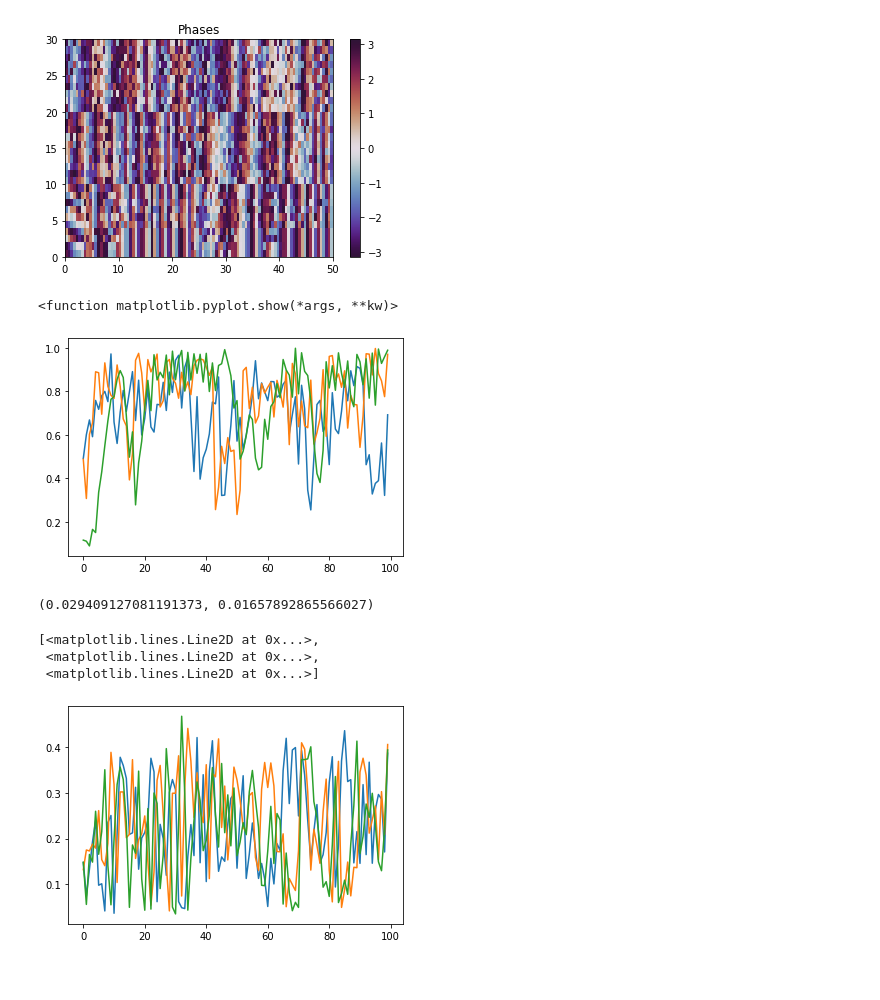
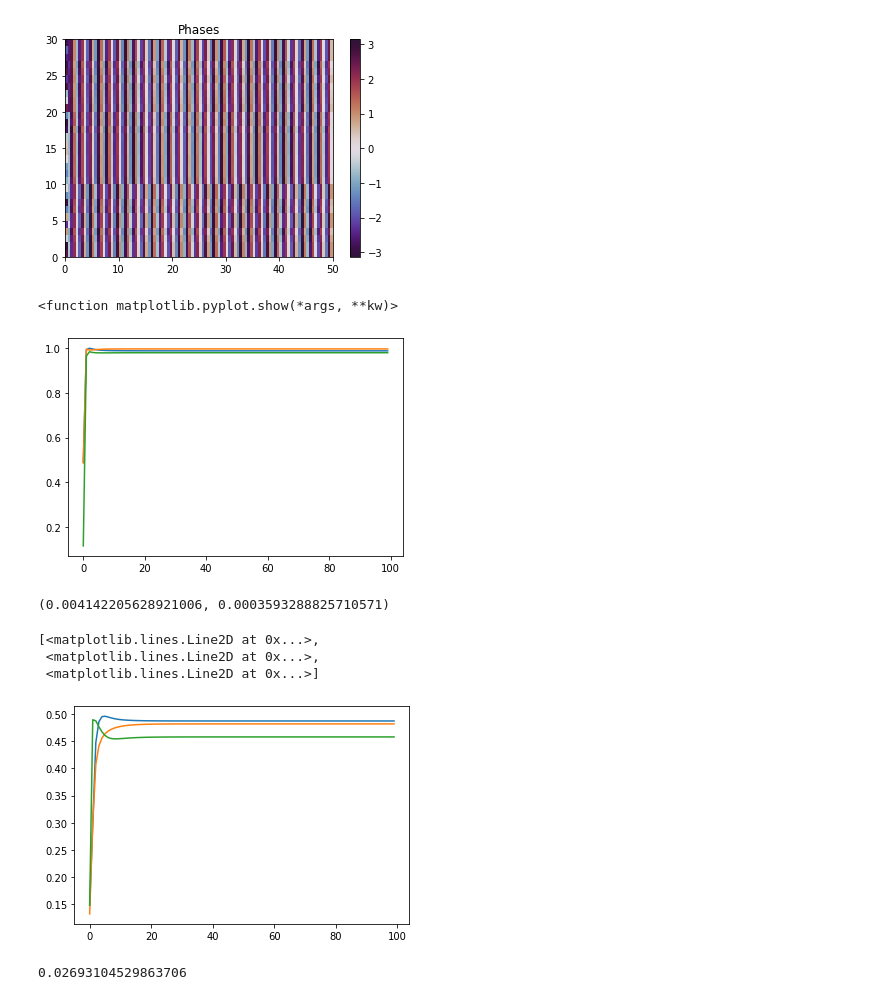
Before and after one commit to arnaudon/simplicial-kuramoto, a Jupyter notebook: notebooks/Node_kuramoto_frustrated_order.ipynb, the cells around one changed output. Saved outputs shown, nothing was run; the diff lists cells and outputs as text; code cells hidden in the pictures.

Commit message:
added coalition entropy

```diff
--- a/notebooks/Node_kuramoto_frustrated_order.ipynb
+++ b/notebooks/Node_kuramoto_frustrated_order.ipynb
@@ -32,18 +32,18 @@ plt.show()
 # %%
 # normal node Kuramoto
 np.random.seed(0)
 initial_phase = np.random.uniform(0, 2 * np.pi, Gsc.n_nodes)
 # initial_phase = np.concatenate((np.eye(len(graph.nodes -np.eye(len(graph.nodes))), axis=0).dot(initial_phase)
 
 t_max = 50
 n_t = 100
 alpha_0=0
-alpha_1=1.5 #np.ones(Gsc.n_edges)*np.pi
+alpha_1=1 #np.ones(Gsc.n_edges)*np.pi
 
 node_result = integrate_node_kuramoto(Gsc, initial_phase, t_max, n_t ,alpha_0=alpha_0,alpha_1=alpha_1)
 plot_edge_kuramoto(node_result)
 # %% [output]
-[figure, old version]
+[figure, new version]
 # %%
 op=module_order_parameter(node_result.y,community_assignment)
 # %%
@@ -52,8 +52,8 @@ plt.plot(op[0:3,:].T)
 plt.show
 # %% [output]
 <function matplotlib.pyplot.show(*args, **kw)>
-[figure, old version]
+[figure, new version]
 # %%
 print(Shanahan_indices(op))
 # %% [output]
-(0.029409127081191373, 0.01657892865566027)
+(0.004142205628921006, 0.0003593288825710571)
@@ -83,7 +62,12 @@ op = pairwise_synchronisation(node_result.y,community_assignment)
 # %%
-plt.plot(op.T)
+plt.plot(ps.T)
 # %% [output]
 [<matplotlib.lines.Line2D at 0x...>,
  <matplotlib.lines.Line2D at 0x...>,
  <matplotlib.lines.Line2D at 0x...>]
-[figure, old version]
+[figure, new version]
+# %%
+ce = coalition_entropy(op)
+ce
+# %% [output]
+0.02693104529863706
```
Also changed, not shown: parts of 3 cells of this notebook, 1 other file.
